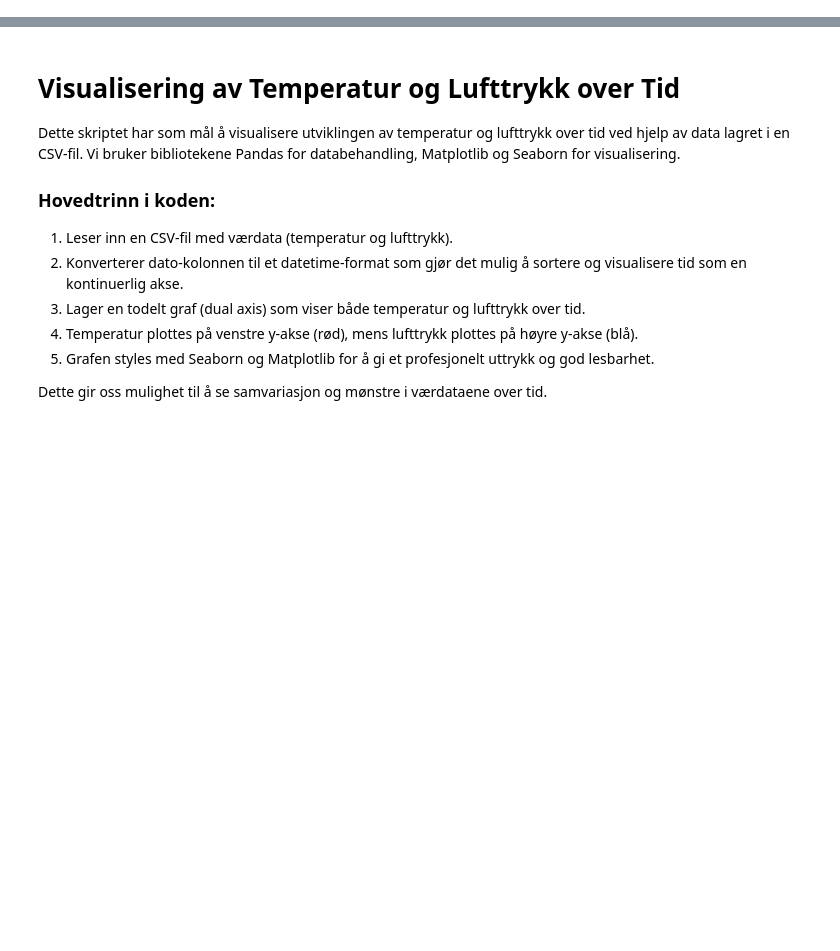
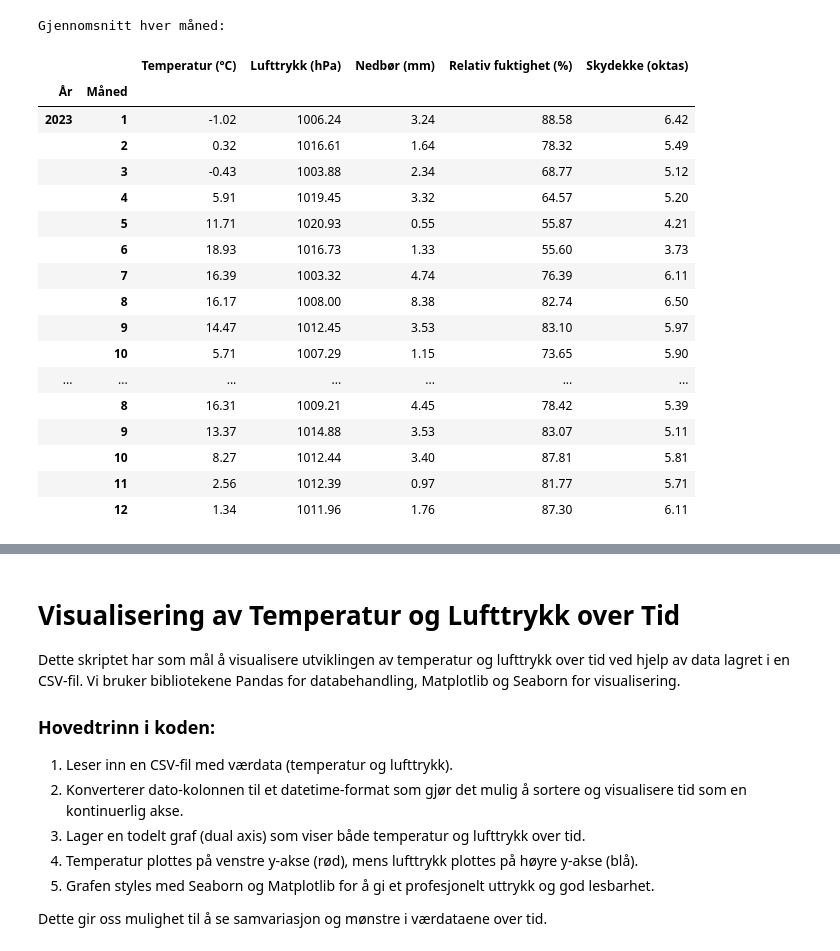
Before and after one commit to sarasok/Mappevurdering_anv_prog, a Jupyter notebook: tasks/del_2.ipynb, the cells around one changed output, grey strips where cells are left out. Drawn from its saved outputs; the diff is of its cells as text; code cells hidden in the pictures; blank space fills up the shorter version.

Commit message:
har laget test for opg 4 og 5. samt opprettet en requirements.

```diff
--- a/tasks/oppg5.ipynb
+++ b/tasks/del_2.ipynb
@@ -0,0 +36,32 @@
+# %%
+import sys
+sys.path.append("../src")  # Gå ett nivå opp til src
+
+from opg4 import MiljoPerMnd
+
+# Først: opprett objektet
+analyse = MiljoPerMnd("../data/R_Sammenslaaing_uten_feil.csv")
+
+# Og nå kan du hente gjennomsnitt
+print("\nGjennomsnitt hver måned:")
+display(analyse.gjennomsnitt_per_mnd())
+# %% [output]
+Gjennomsnitt hver måned:
+|  |  | Temperatur (°C) | Lufttrykk (hPa) | Nedbør (mm) | Relativ fuktighet (%) | Skydekke (oktas) |
+| År | Måned |  |  |  |  |  |
+| 2023 | 1 | -1.02 | 1006.24 | 3.24 | 88.58 | 6.42 |
+|  | 2 | 0.32 | 1016.61 | 1.64 | 78.32 | 5.49 |
+|  | 3 | -0.43 | 1003.88 | 2.34 | 68.77 | 5.12 |
+|  | 4 | 5.91 | 1019.45 | 3.32 | 64.57 | 5.20 |
+|  | 5 | 11.71 | 1020.93 | 0.55 | 55.87 | 4.21 |
+|  | 6 | 18.93 | 1016.73 | 1.33 | 55.60 | 3.73 |
+|  | 7 | 16.39 | 1003.32 | 4.74 | 76.39 | 6.11 |
+|  | 8 | 16.17 | 1008.00 | 8.38 | 82.74 | 6.50 |
+|  | 9 | 14.47 | 1012.45 | 3.53 | 83.10 | 5.97 |
+|  | 10 | 5.71 | 1007.29 | 1.15 | 73.65 | 5.90 |
+| ... | ... | ... | ... | ... | ... | ... |
+|  | 8 | 16.31 | 1009.21 | 4.45 | 78.42 | 5.39 |
+|  | 9 | 13.37 | 1014.88 | 3.53 | 83.07 | 5.11 |
+|  | 10 | 8.27 | 1012.44 | 3.40 | 87.81 | 5.81 |
+|  | 11 | 2.56 | 1012.39 | 0.97 | 81.77 | 5.71 |
+|  | 12 | 1.34 | 1011.96 | 1.76 | 87.30 | 6.11 |
```
Also changed, not shown: parts of 8 cells of this notebook, 7 other files.
